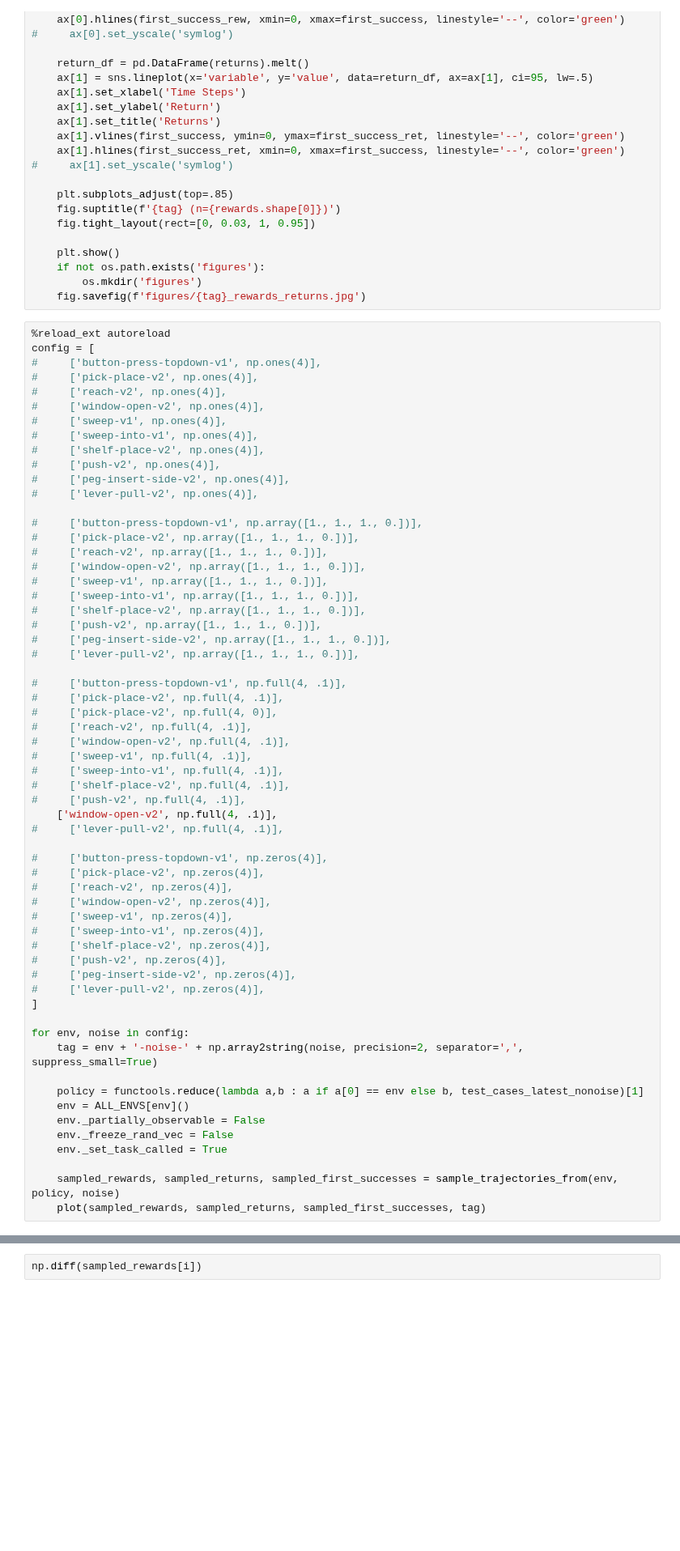
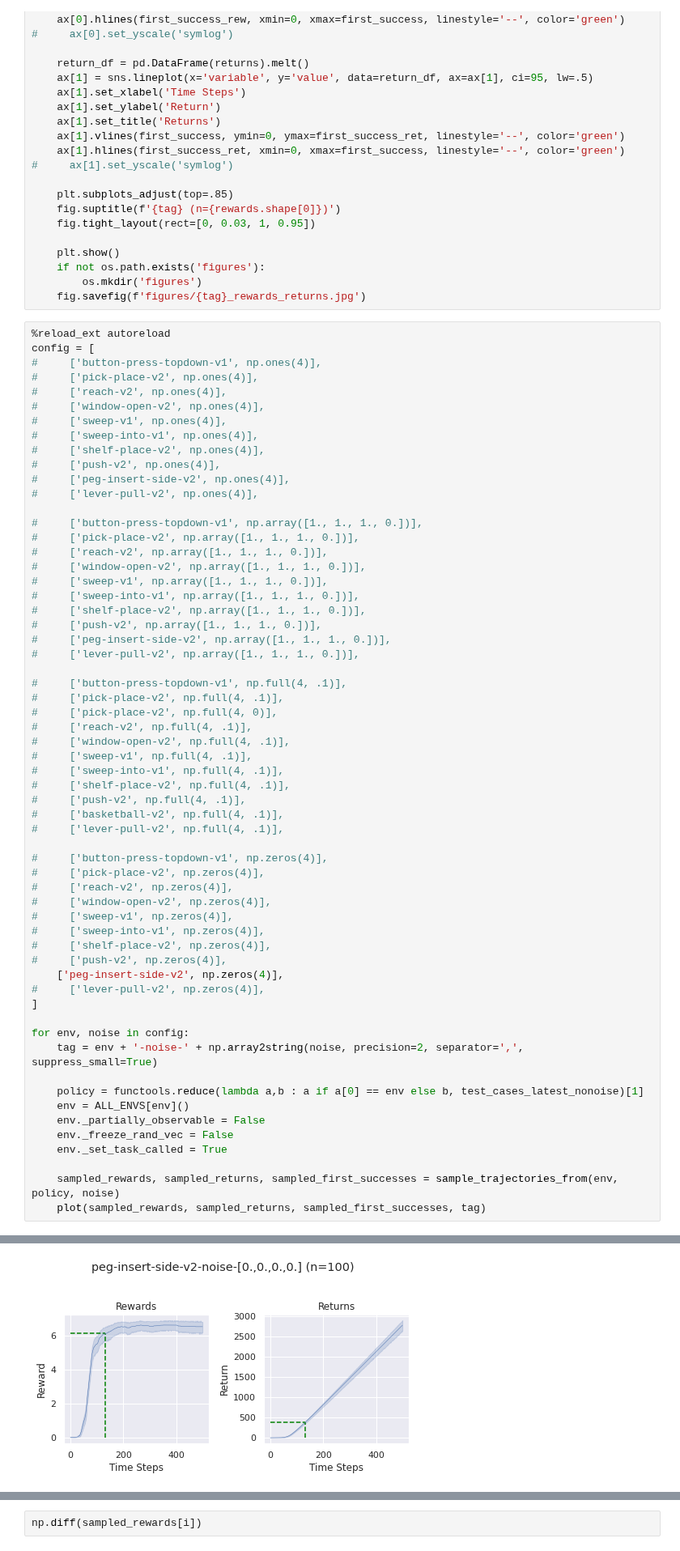
Before and after one commit to Farama-Foundation/Metaworld, a Jupyter notebook: scripts/plot_rewards_returns.ipynb, the cells around one changed output, grey strips where cells are left out. Shown at 81% size. Drawn from its saved outputs; the diff is of its cells as text; blank space fills up the shorter version.

```diff
--- a/scripts/plot_rewards_returns.ipynb
+++ b/scripts/plot_rewards_returns.ipynb
@@ -117,7 +102,7 @@ config = [
 #     ['sweep-into-v1', np.full(4, .1)],
 #     ['shelf-place-v2', np.full(4, .1)],
 #     ['push-v2', np.full(4, .1)],
-    ['window-open-v2', np.full(4, .1)],
+#     ['basketball-v2', np.full(4, .1)],
 #     ['lever-pull-v2', np.full(4, .1)],
 
 #     ['button-press-topdown-v1', np.zeros(4)],
@@ -128,7 +113,7 @@ config = [
 #     ['sweep-into-v1', np.zeros(4)],
 #     ['shelf-place-v2', np.zeros(4)],
 #     ['push-v2', np.zeros(4)],
-#     ['peg-insert-side-v2', np.zeros(4)],
+    ['peg-insert-side-v2', np.zeros(4)],
 #     ['lever-pull-v2', np.zeros(4)],
 ]
 
@@ -148,3 +132,4 @@ TypeError: dispatcher for __array_function__ did not return an iterable
+[figure, added]
 # %%
 i = 20
 first_success = sampled_first_successes[i]
```
Also changed, not shown: parts of 2 cells of this notebook, 3 other files.
